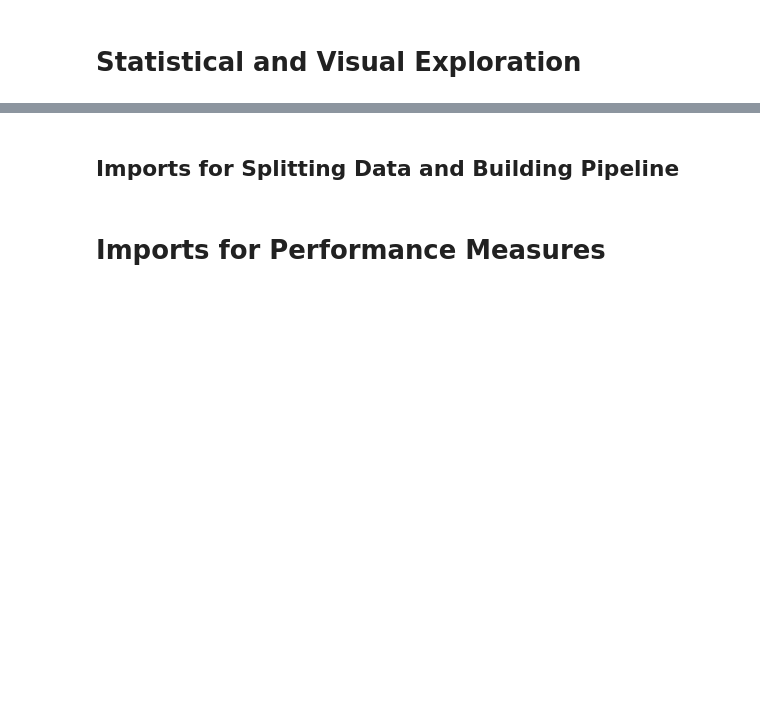
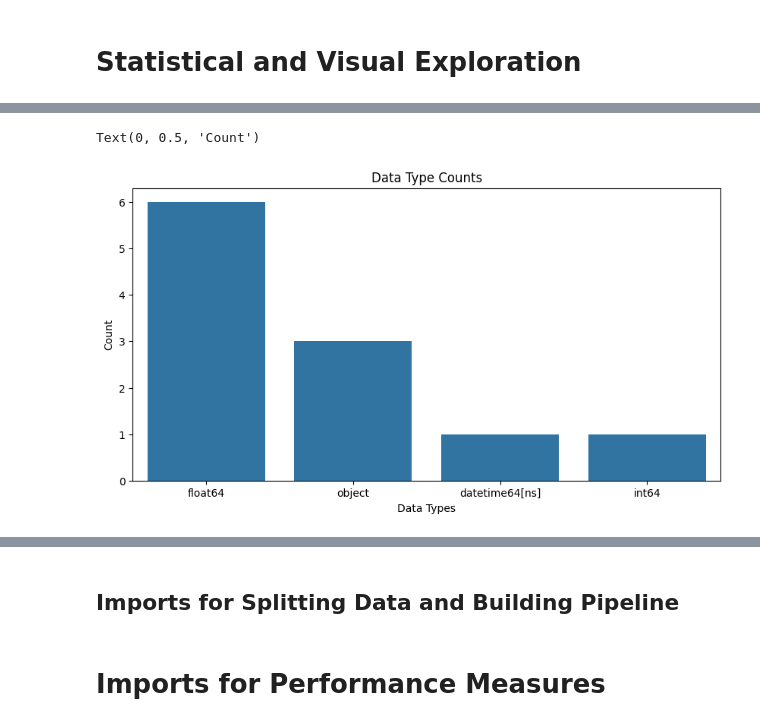
Before and after one commit to zaccowan/MLA_ZSC, a Jupyter notebook: MLA2_ZSC.ipynb, the cells around one changed output, grey strips where cells are left out. Saved outputs shown, nothing was run; the diff lists cells and outputs as text; code cells hidden in the pictures; blank space fills up the shorter version.

Commit message:
Further data analysis and plot generation

```diff
--- a/MLA2_ZSC.ipynb
+++ b/MLA2_ZSC.ipynb
@@ -73,4 +93,4 @@ Data columns (total 11 columns):
 dtypes: float64(6), int64(1), object(4)
 memory usage: 2.9+ MB
 # %%
-df["date"] = pd.to_datetime(df["date_time"])
+df["date"] = pd.to_datetime(df["date"], format="mixed")
@@ -76,0 +118,11 @@ df["date"] = pd.to_datetime(df["date_time"])
+# %%
+types_df=df.dtypes.value_counts()
+# %%
+plt.figure(figsize=(10,5))
+sns.barplot(x=types_df.index, y=types_df.values)
+plt.title("Data Type Counts")
+plt.xlabel("Data Types")
+plt.ylabel("Count")
+# %% [output]
+Text(0, 0.5, 'Count')
+[figure, added]
```
Also changed, not shown: parts of 9 cells of this notebook.
